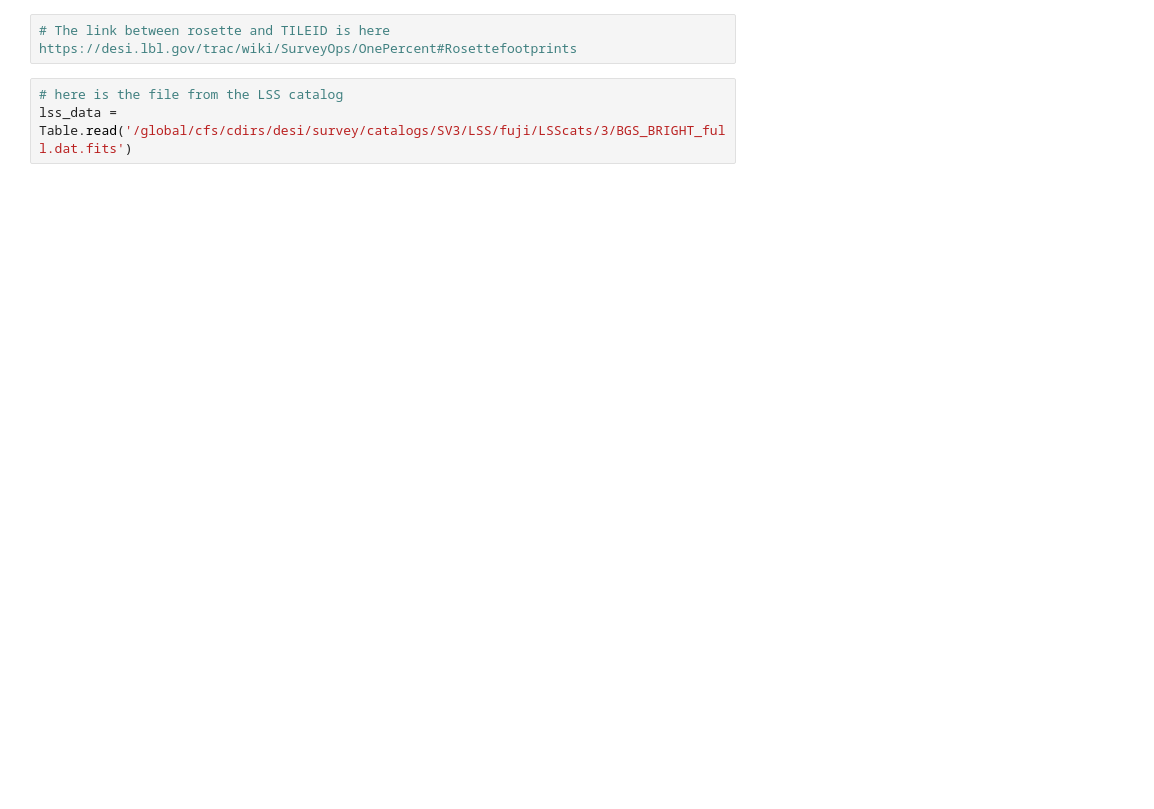
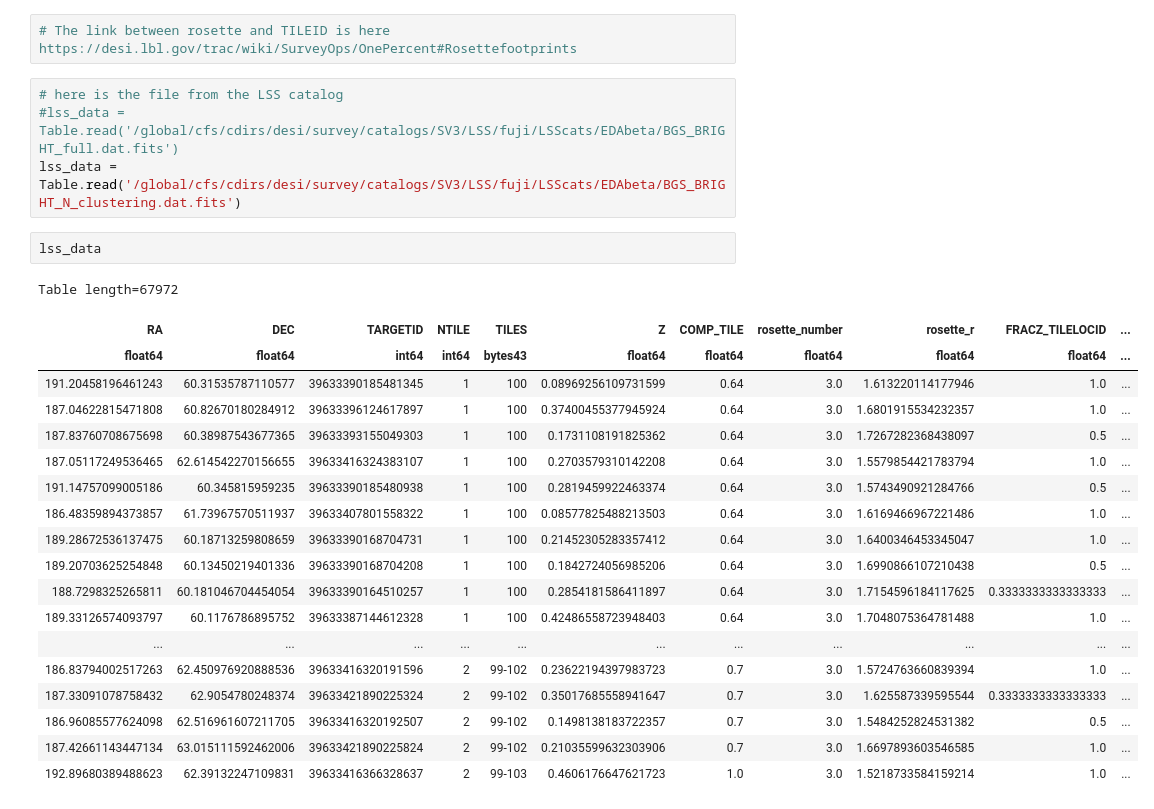
Before and after one commit to forero/CosmicWeb-VAC-DESI-EDR, a Jupyter notebook: nb/01_main_data_from_edr.ipynb, the cells around one changed output. Drawn from its saved outputs; the diff is of its cells as text; blank space fills up the shorter version.

```diff
--- a/nb/01_main_data_from_edr.ipynb
+++ b/nb/01_main_data_from_edr.ipynb
@@ -30,6 +41,29 @@ len(set(bgs_bright_zcat['TILEID']))
 # The link between rosette and TILEID is here https://desi.lbl.gov/trac/wiki/SurveyOps/OnePercent#Rosettefootprints
 # %%
 # here is the file from the LSS catalog
-lss_data = Table.read('/global/cfs/cdirs/desi/survey/catalogs/SV3/LSS/fuji/LSScats/3/BGS_BRIGHT_full.dat.fits')
+#lss_data = Table.read('/global/cfs/cdirs/desi/survey/catalogs/SV3/LSS/fuji/LSScats/EDAbeta/BGS_BRIGHT_full.dat.fits')
+lss_data = Table.read('/global/cfs/cdirs/desi/survey/catalogs/SV3/LSS/fuji/LSScats/EDAbeta/BGS_BRIGHT_N_clustering.dat.fits')
+# %%
+lss_data
+# %% [output]
+Table length=67972
+| RA | DEC | TARGETID | NTILE | TILES | Z | COMP_TILE | rosette_number | rosette_r | FRACZ_TILELOCID | ... |
+| float64 | float64 | int64 | int64 | bytes43 | float64 | float64 | float64 | float64 | float64 | ... |
+| 191.20458196461243 | 60.31535787110577 | 39633390185481345 | 1 | 100 | 0.08969256109731599 | 0.64 | 3.0 | 1.613220114177946 | 1.0 | ... |
+| 187.04622815471808 | 60.82670180284912 | 39633396124617897 | 1 | 100 | 0.37400455377945924 | 0.64 | 3.0 | 1.6801915534232357 | 1.0 | ... |
+| 187.83760708675698 | 60.38987543677365 | 39633393155049303 | 1 | 100 | 0.1731108191825362 | 0.64 | 3.0 | 1.7267282368438097 | 0.5 | ... |
+| 187.05117249536465 | 62.614542270156655 | 39633416324383107 | 1 | 100 | 0.2703579310142208 | 0.64 | 3.0 | 1.5579854421783794 | 1.0 | ... |
+| 191.14757099005186 | 60.345815959235 | 39633390185480938 | 1 | 100 | 0.2819459922463374 | 0.64 | 3.0 | 1.5743490921284766 | 0.5 | ... |
+| 186.48359894373857 | 61.73967570511937 | 39633407801558322 | 1 | 100 | 0.08577825488213503 | 0.64 | 3.0 | 1.6169466967221486 | 1.0 | ... |
+| 189.28672536137475 | 60.18713259808659 | 39633390168704731 | 1 | 100 | 0.21452305283357412 | 0.64 | 3.0 | 1.6400346453345047 | 1.0 | ... |
+| 189.20703625254848 | 60.13450219401336 | 39633390168704208 | 1 | 100 | 0.1842724056985206 | 0.64 | 3.0 | 1.6990866107210438 | 0.5 | ... |
+| 188.7298325265811 | 60.181046704454054 | 39633390164510257 | 1 | 100 | 0.2854181586411897 | 0.64 | 3.0 | 1.7154596184117625 | 0.3333333333333333 | ... |
+| 189.33126574093797 | 60.1176786895752 | 39633387144612328 | 1 | 100 | 0.42486558723948403 | 0.64 | 3.0 | 1.7048075364781488 | 1.0 | ... |
+| ... | ... | ... | ... | ... | ... | ... | ... | ... | ... | ... |
+| 186.83794002517263 | 62.450976920888536 | 39633416320191596 | 2 | 99-102 | 0.23622194397983723 | 0.7 | 3.0 | 1.5724763660839394 | 1.0 | ... |
+| 187.33091078758432 | 62.9054780248374 | 39633421890225324 | 2 | 99-102 | 0.35017685558941647 | 0.7 | 3.0 | 1.625587339595544 | 0.3333333333333333 | ... |
+| 186.96085577624098 | 62.516961607211705 | 39633416320192507 | 2 | 99-102 | 0.1498138183722357 | 0.7 | 3.0 | 1.5484252824531382 | 0.5 | ... |
+| 187.42661143447134 | 63.015111592462006 | 39633421890225824 | 2 | 99-102 | 0.21035599632303906 | 0.7 | 3.0 | 1.6697893603546585 | 1.0 | ... |
+| 192.89680389488623 | 62.39132247109831 | 39633416366328637 | 2 | 99-103 | 0.4606176647621723 | 1.0 | 3.0 | 1.5218733584159214 | 1.0 | ... |
 # %%
 plt.scatter(lss_data['RA'], lss_data['DEC'])
```
Also changed, not shown: parts of 15 cells of this notebook.
